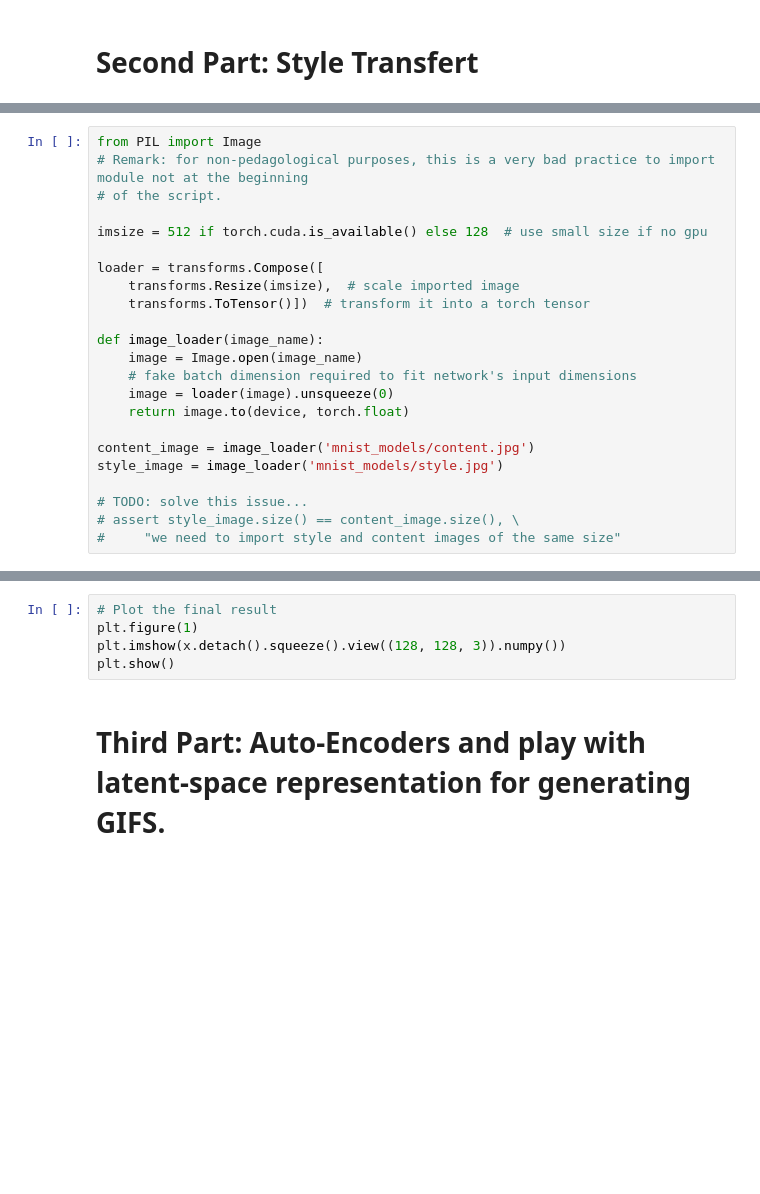
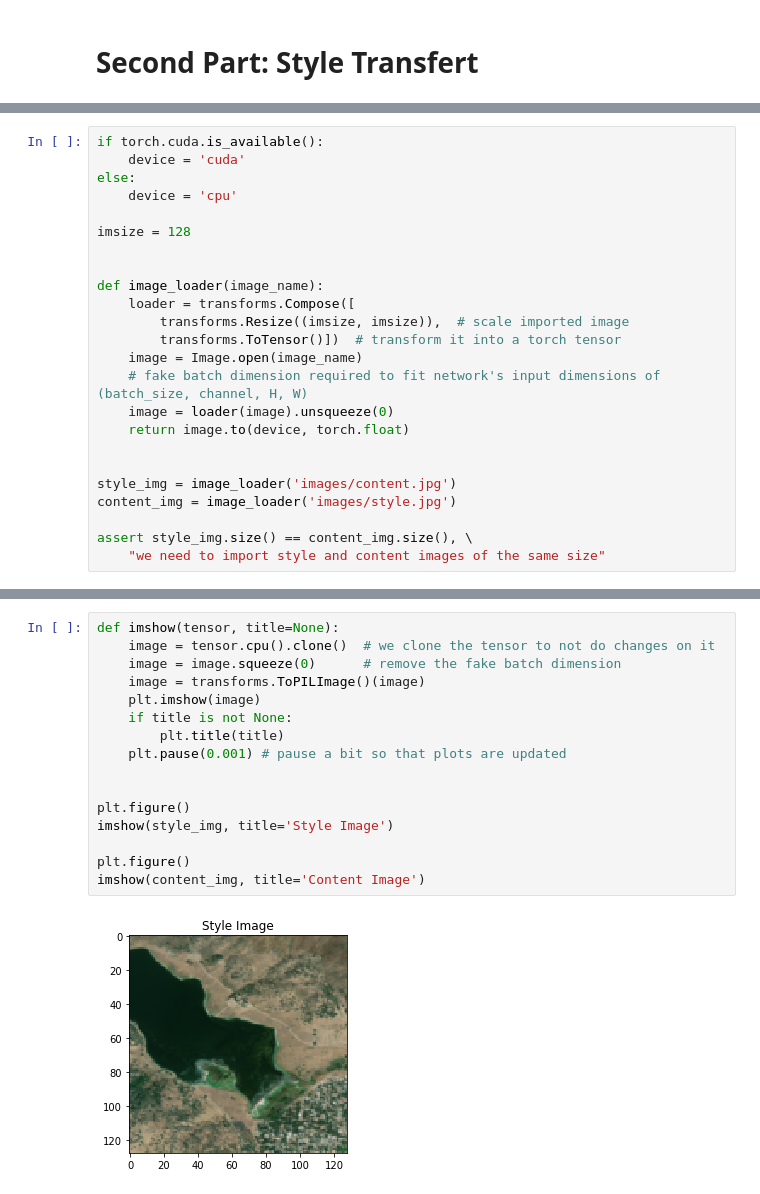
Before and after one commit to sylvainlc/19-map354_share, a Jupyter notebook: 8_funny_deep/TD_deep_learning_fun.ipynb, the cells around one changed output, grey strips where cells are left out. Cells and saved outputs as stored; diff of their text form; blank space fills up the shorter version.

```diff
--- a/8_funny_deep/TD_deep_learning_fun.ipynb
+++ b/8_funny_deep/TD_deep_learning_fun.ipynb
@@ -309,23 +282,24 @@ Load a content and style image
 # %%
-from PIL import Image
-# Remark: for non-pedagological purposes, this is a very bad practice to import module not at the beginning
-# of the script.
+if torch.cuda.is_available():
+    device = 'cuda'
+else:
+    device = 'cpu'
 
-imsize = 512 if torch.cuda.is_available() else 128  # use small size if no gpu
+imsize = 128
 
-loader = transforms.Compose([
-    transforms.Resize(imsize),  # scale imported image
-    transforms.ToTensor()])  # transform it into a torch tensor
 
 def image_loader(image_name):
+    loader = transforms.Compose([
+        transforms.Resize((imsize, imsize)),  # scale imported image
+        transforms.ToTensor()])  # transform it into a torch tensor
     image = Image.open(image_name)
-    # fake batch dimension required to fit network's input dimensions
+    # fake batch dimension required to fit network's input dimensions of (batch_size, channel, H, W)
     image = loader(image).unsqueeze(0)
     return image.to(device, torch.float)
 
-content_image = image_loader('mnist_models/content.jpg')
-style_image = image_loader('mnist_models/style.jpg')
 
-# TODO: solve this issue...
-# assert style_image.size() == content_image.size(), \
-#     "we need to import style and content images of the same size"
+style_img = image_loader('images/content.jpg')
+content_img = image_loader('images/style.jpg')
+
+assert style_img.size() == content_img.size(), \
+    "we need to import style and content images of the same size"
@@ -450,7 +306,18 @@ Done with 6 iterations
-# %%
-# Plot the final result
-plt.figure(1)
-plt.imshow(x.detach().squeeze().view((128, 128, 3)).numpy())
-plt.show()
-# %% [markdown]
-# Third Part: Auto-Encoders and play with latent-space representation for generating GIFS.
+# %%
+def imshow(tensor, title=None):
+    image = tensor.cpu().clone()  # we clone the tensor to not do changes on it
+    image = image.squeeze(0)      # remove the fake batch dimension
+    image = transforms.ToPILImage()(image)
+    plt.imshow(image)
+    if title is not None:
+        plt.title(title)
+    plt.pause(0.001) # pause a bit so that plots are updated
+
+
+plt.figure()
+imshow(style_img, title='Style Image')
+
+plt.figure()
+imshow(content_img, title='Content Image')
+# %% [output]
+[figure, added]
```
Also changed, not shown: parts of 35 cells of this notebook, 5 other files.
